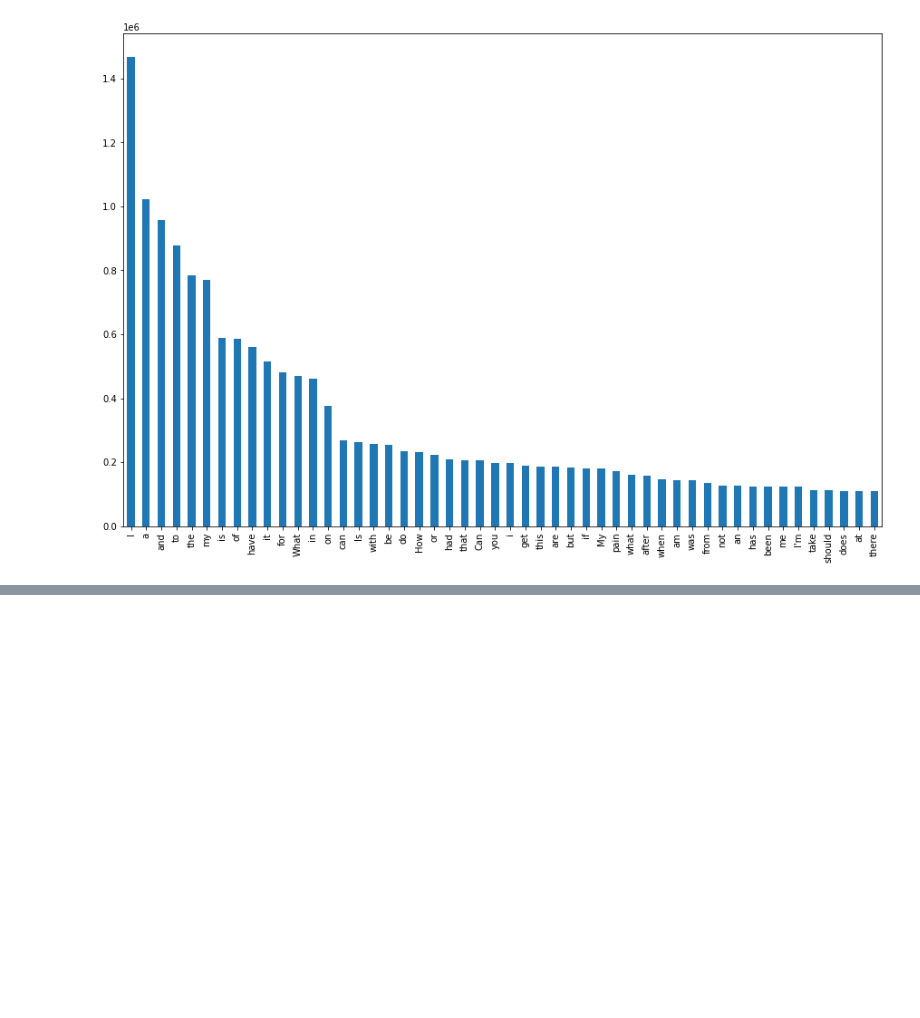
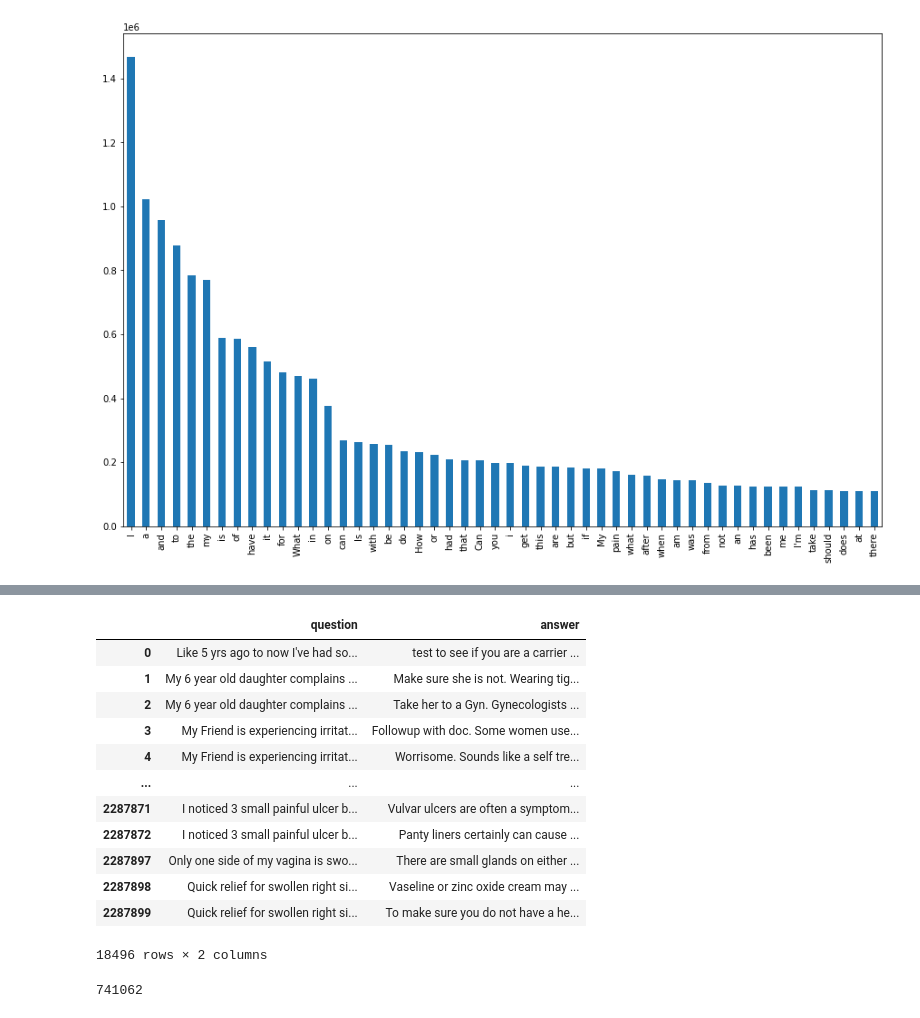
Before and after one commit to simonvaros/MedicalChatbot, a Jupyter notebook: data/HealthtapData.ipynb, the cells around one changed output, grey strips where cells are left out. Saved outputs shown, nothing was run; the diff lists cells and outputs as text; code cells hidden in the pictures; blank space fills up the shorter version.

```diff
--- a/data/HealthtapData.ipynb
+++ b/data/HealthtapData.ipynb
@@ -183,0 +184,20 @@ data.sample(n=50)[['question', 'answer']]
+# %%
+data[data.main_category == 'vagina'][['question', 'answer']]
+# %% [output]
+|  | question | answer |
+| 0 | Like 5 yrs ago to now I've had so... | test to see if you are a carrier ... |
+| 1 | My 6 year old daughter complains ... | Make sure she is not. Wearing tig... |
+| 2 | My 6 year old daughter complains ... | Take her to a Gyn. Gynecologists ... |
+| 3 | My Friend is experiencing irritat... | Followup with doc. Some women use... |
+| 4 | My Friend is experiencing irritat... | Worrisome. Sounds like a self tre... |
+| ... | ... | ... |
+| 2287871 | I noticed 3 small painful ulcer b... | Vulvar ulcers are often a symptom... |
+| 2287872 | I noticed 3 small painful ulcer b... | Panty liners certainly can cause ... |
+| 2287897 | Only one side of my vagina is swo... | There are small glands on either ... |
+| 2287898 | Quick relief for swollen right si... | Vaseline or zinc oxide cream may ... |
+| 2287899 | Quick relief for swollen right si... | To make sure you do not have a he... |
+18496 rows × 2 columns
+# %%
+len(data[(data.answer_len < 30) & (data.question_len < 30)])
+# %% [output]
+741062
```
Also changed, not shown: parts of 4 cells of this notebook.
